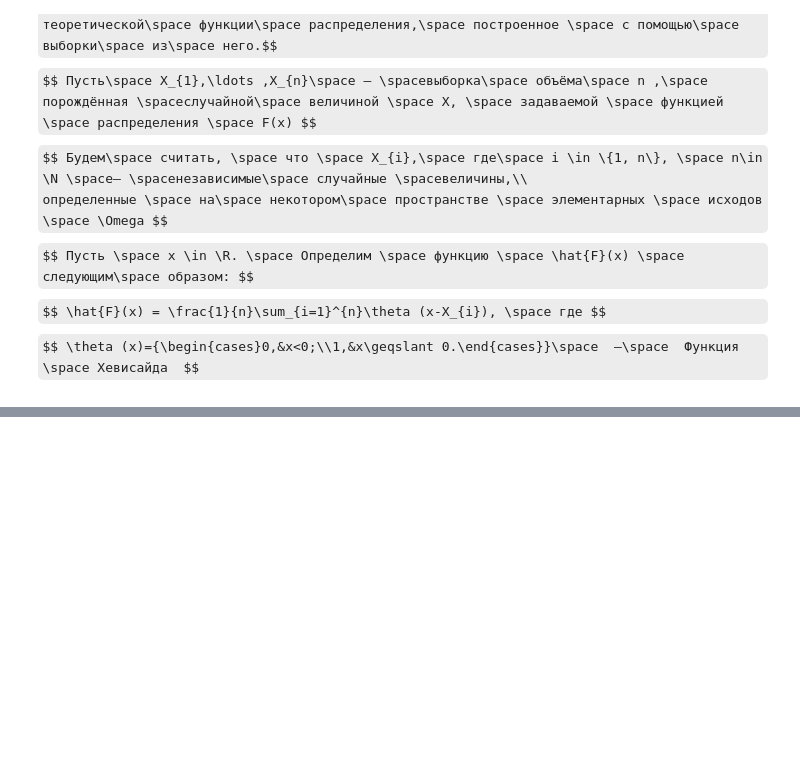
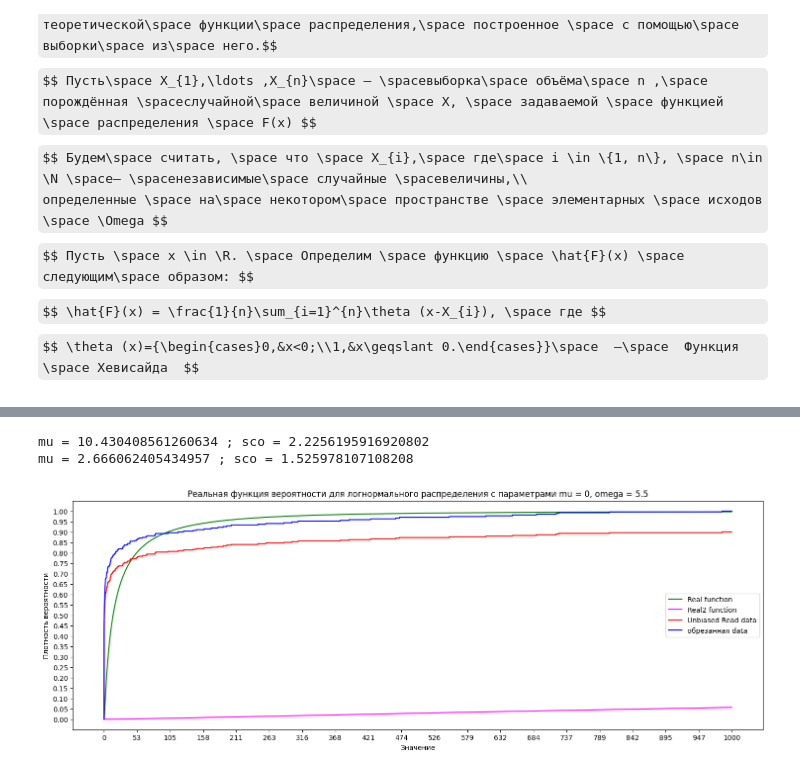
Before and after one commit to Numillyash/matstat-coursework, a Jupyter notebook: lognorm.ipynb, the cells around one changed output, grey strips where cells are left out. Saved outputs shown, nothing was run; the diff lists cells and outputs as text; code cells hidden in the pictures; some formulas as TeX source; blank space fills up the shorter version.

```diff
--- a/lognorm.ipynb
+++ b/lognorm.ipynb
@@ -342,0 +346,47 @@ classedRandData_200.histogramm(columns=10);
+# %%
+# метод моментов
+def realMomentStartPowK(K, mu, sco):
+    return np.e ** (K * mu + K*K*sco*sco/2)
+
+def momentMethod(dataSet: Statistics):
+    # E(X) = mean(X)
+    # E(X^2) = mean(X^2)
+    # mu + sco^2 / 2 = ln(mX)
+    # 2mu + sco^2 * 2 = ln(mX^2)
+    # sco = sqrt(ln(mX^2)-2ln(mX))
+    # mu = 2ln(mX)-0.5ln(mX^2)
+    mX = dataSet.dataStartMoment(1)
+    mX2 = dataSet.dataStartMoment(2)
+    mu = 2 * np.log(mX) - 0.5 * np.log(mX2)
+    sco = np.sqrt(np.log(mX2) - 2 * np.log(mX))
+    print('mu =', str(mu), '; sco =', str(sco))
+
+momentMethod(classedUnbiasedData)
+data_new = sorted(data_unbias)[:270]
+classedNewDat = Statistics(data_new, 'обрезанная data')
+momentMethod(classedNewDat)
+
+Y_real = [F_real(x, 2.6656494676596054, 1.5261064768969346) for x in X]
+Y_real2 = [F_real(x, 10.430408511828189, 2.225619602758065) for x in X]
+Y_read = [f_hat(a, classedUnbiasedData) for a in X]
+Y_read2 = [f_hat(a, classedNewDat) for a in X]
+
+fig, ax = plt.subplots(figsize=(18, 6))
+ax.plot(X, Y_real, color='green', label=f'Real function')
+ax.plot(X, Y_real2, color='magenta', label=f'Real2 function')
+ax.plot(X, Y_read, color='red', label=f'{classedUnbiasedData.dataName}')
+ax.plot(X, Y_read2, color='blue', label=f'{classedNewDat.dataName}')
+# Настройка внешнего вида графика
+ax.set_xlabel('Значение')
+ax.set_ylabel('Плотность вероятности')
+ax.set_title(f'Реальная функция вероятности для логнормального распределения с параметрами mu = {mu}, omega = {sco}')
+ax.set_xticks(xt)
+ax.set_yticks(yt)
+ax.legend()
+
+# Вывод графика на экран
+plt.show()
+# %% [output]
+mu = 10.430408561260634 ; sco = 2.2256195916920802
+mu = 2.666062405434957 ; sco = 1.525978107108208
+[figure, added]
```
Also changed, not shown: parts of 9 cells of this notebook.
